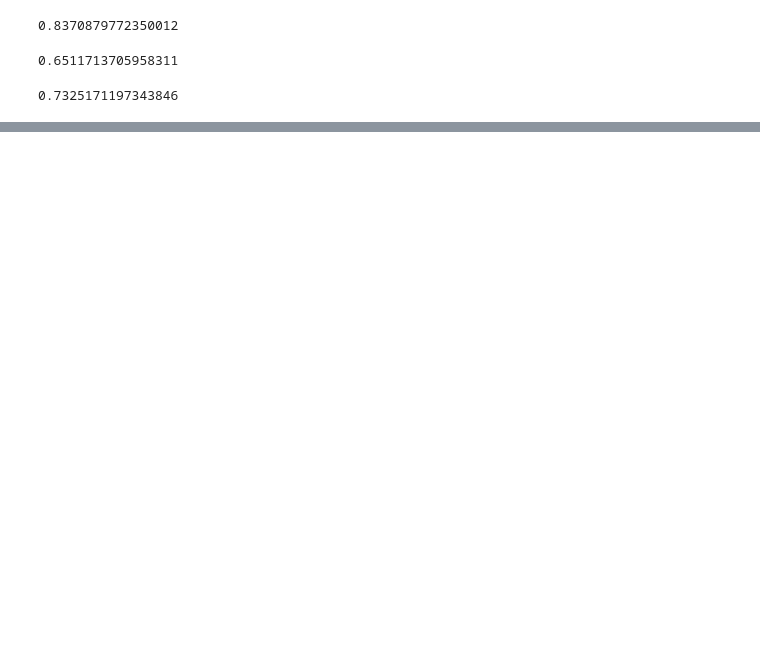
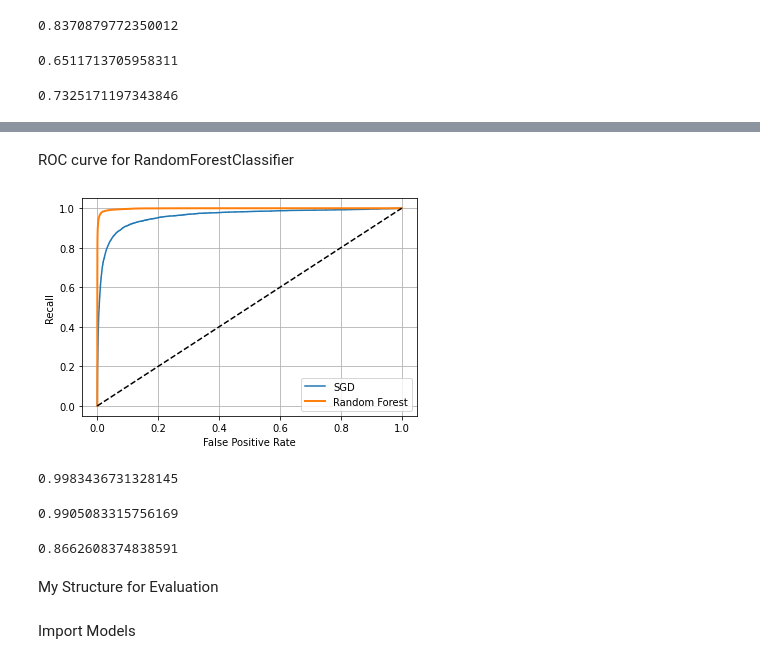
Before and after one commit to tharindatj/HandsOnMachinerLearning, a Jupyter notebook: classification_chapter3.ipynb, the cells around one changed output, grey strips where cells are left out. Drawn from its saved outputs; the diff is of its cells as text; code cells hidden in the pictures; blank space fills up the shorter version.

```diff
--- a/classification_chapter3.ipynb
+++ b/classification_chapter3.ipynb
@@ -113,0 +188,6 @@ recall_score(y_train_5, y_train_pred_90)
+# %%
+from sklearn.ensemble import RandomForestClassifier
+forest_clf = RandomForestClassifier(random_state=42)
+y_probas_forest = cross_val_predict(forest_clf, X_train, y_train_5, cv=3,
+                                    method='predict_proba')
+y_probas_forest
@@ -113,0 +202,31 @@ recall_score(y_train_5, y_train_pred_90)
+# %% [markdown]
+ROC curve for RandomForestClassifier
+# %%
+y_scores_forest = y_probas_forest[:, 1]
+fpr_forest, tpr_forest, thresholds_forest = roc_curve(y_train_5, y_scores_forest)
+# %%
+plt.plot(fpr, tpr, label='SGD')
+plot_roc_curve(fpr_forest, tpr_forest, "Random Forest")
+plt.legend(loc='lower right')
+plt.show()
+# %% [output]
+[figure, added]
+# %%
+roc_auc_score(y_train_5, y_scores_forest)
+# %% [output]
+0.9983436731328145
+# %%
+y_pred_rf = cross_val_predict(forest_clf, X_train, y_train_5, cv=3)
+# forest_clf.fit(X_train, y_train_5)
+# y_pred_rf = forest_clf.predict(X_train)
+precision_score(y_train_5, y_pred_rf)
+# %% [output]
+0.9905083315756169
+# %%
+recall_score(y_train_5, y_pred_rf)
+# %% [output]
+0.8662608374838591
+# %% [markdown]
+My Structure for Evaluation
+# %% [markdown]
+Import Models
```
Also changed, not shown: parts of 28 cells of this notebook.
